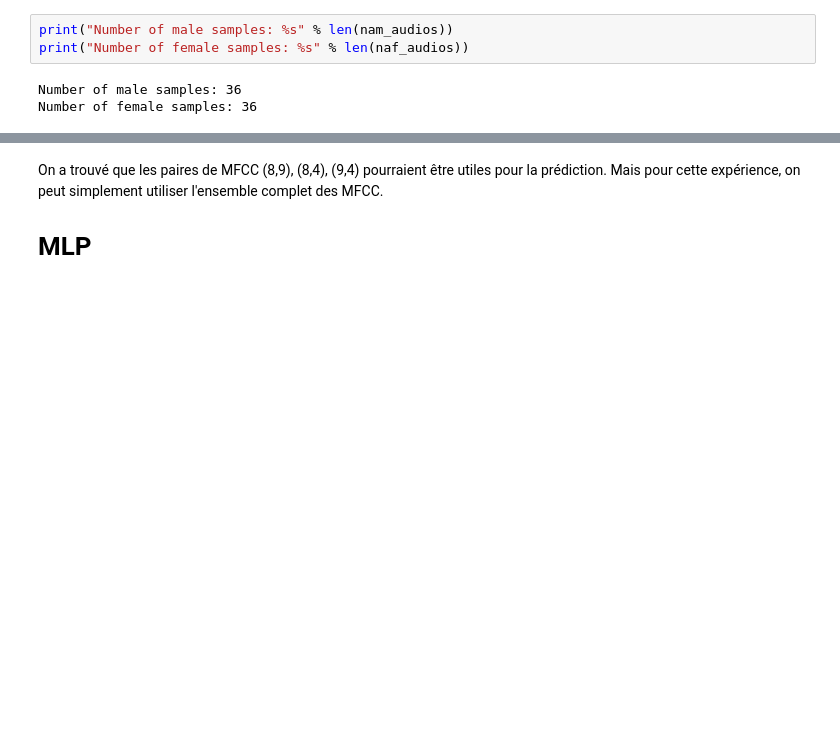
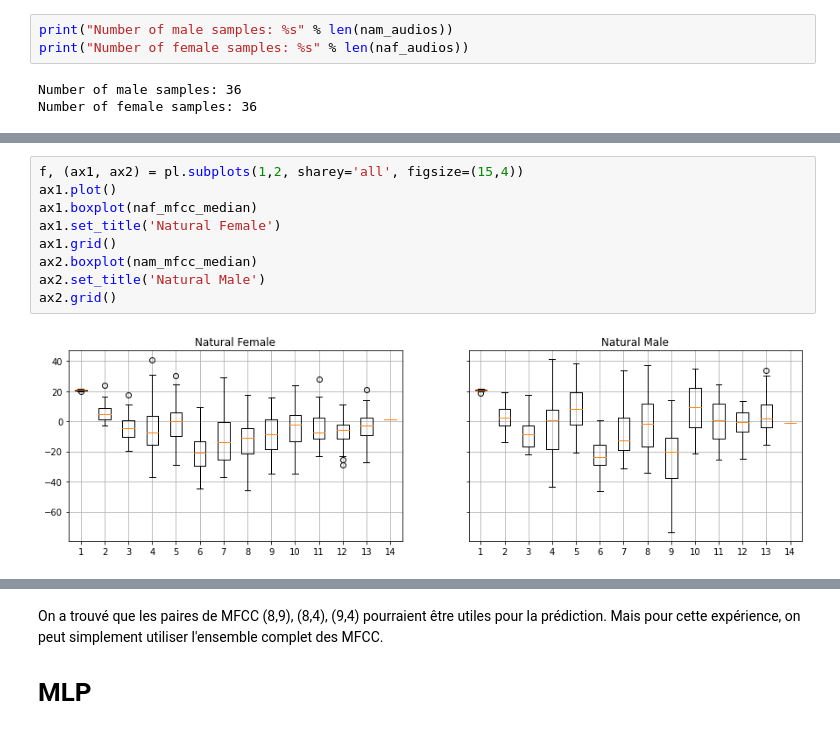
Before and after one commit to Nelson-Jnrnd/ARN_L3, a Jupyter notebook: notebooks/experience_1.ipynb, the cells around one changed output, grey strips where cells are left out. Cells and saved outputs as stored; diff of their text form; blank space fills up the shorter version.

```diff
--- a/notebooks/experience_1.ipynb
+++ b/notebooks/experience_1.ipynb
@@ -64,0 +67,11 @@ ax2.grid()
+# %%
+f, (ax1, ax2) = pl.subplots(1,2, sharey='all', figsize=(15,4))
+ax1.plot()
+ax1.boxplot(naf_mfcc_median)
+ax1.set_title('Natural Female')
+ax1.grid()
+ax2.boxplot(nam_mfcc_median)
+ax2.set_title('Natural Male')
+ax2.grid()
+# %% [output]
+[figure, added]
```
Also changed, not shown: parts of 30 cells of this notebook, 13 other files.
